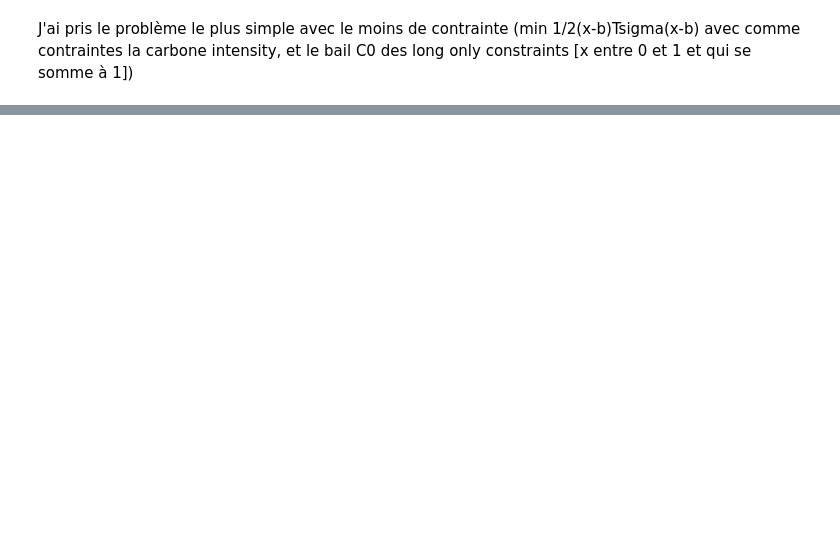
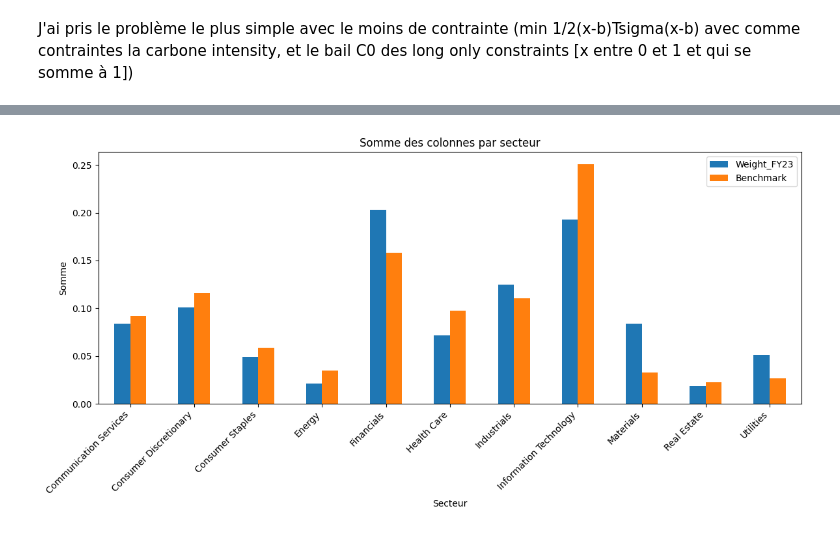
Before and after one commit to MoutetMaxime/net-zero-portfolio, a Jupyter notebook: optimization.ipynb, the cells around one changed output, grey strips where cells are left out. Cells and saved outputs as stored; diff of their text form; code cells hidden in the pictures; blank space fills up the shorter version.

```diff
--- a/optimization.ipynb
+++ b/optimization.ipynb
@@ -68,8 +15,0 @@ y = solve(
-# %%
-y = y[:,np.newaxis]
-x = y + bench
-print(x)
-print(x.shape)
-print(x.sum())
-tracking_error = 0.5 * y.T @ sigma @ y
-print(tracking_error)
@@ -87,14 +52,25 @@ print(tracking_error)
 # %%
+t0, t = 2023, 2050
+
+times = np.arange(t0, t + 1)
+
+# CTB label: Rm=0.3 dR=0.07
+ctb_label = decarbonization_pathway(t0, times, 0.3, 0.07)
+
+# PAB label: Rm=0.5 dr=0.07
+pab_label = decarbonization_pathway(t0, times, 0.5, 0.07)
+
 x_list = []
 te = []
-R_ = [0.35,0.35,0.35,0.35]
+R_ = ctb_label
 
-for year in range(3):
+for year in range(5):
     R = R_[year]
     ye = 23+year
+    print(ye)
     column = "CI_Scope12_FY"+str(ye)
-    print(column)
     CI_year = CI[column].values.reshape(-1, 1)
+    CI_year[CI_year < 0] = 0 # pb de carbon intensity négatives qui empechent l'algo de converger quand on met les valeurs négatives à 0 ça tourne
     y = solve(
         Q = sigma,
         p = None,
@@ -108,6 +84,8 @@ for year in range(3):
     y = y[:,np.newaxis]
     x = y + bench
     x_list.append(x)
+    name_col = "Weight_FY"+str(ye)
+    CI[name_col] = x
     print(x.sum())
     tracking_error = 0.5 * y.T @ sigma @ y
     te.append(tracking_error)
@@ -119,0 +103,19 @@ ValueError: Accuracy insufficient to satisfy convergence criterion
+# %%
+CI["benchmark"] = bench
+grouped = CI.groupby("GICS_SECTOR")[["Weight_FY25", "benchmark"]].sum()
+
+# Tracer l'histogramme
+grouped.plot(
+    kind="bar",
+    figsize=(12, 6),
+    stacked=False,  # Changez en True pour un histogramme empilé
+)
+plt.title("Somme des colonnes par secteur")
+plt.xlabel("Secteur")
+plt.ylabel("Somme")
+plt.xticks(rotation=45, ha="right")  # Rotation des étiquettes pour lisibilité
+plt.legend(["Weight_FY23", "Benchmark"], loc="upper right")  # Légende personnalisée
+plt.tight_layout()
+plt.show()
+# %% [output]
+[figure, added]
```
Also changed, not shown: parts of 7 cells of this notebook.
